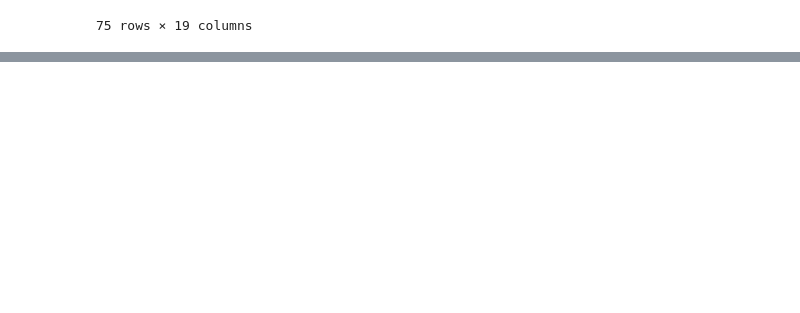
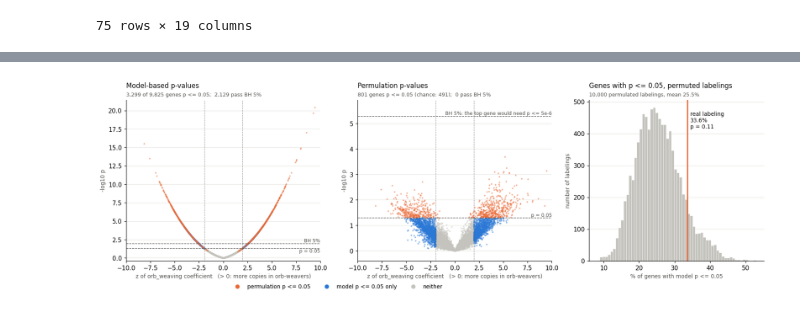
Before and after one commit to GordusLab/orb-selection, a Jupyter notebook: scripts/05_phyloglm/PhyloGLM Analysis.ipynb, the cells around one changed output, grey strips where cells are left out. Saved outputs shown, nothing was run; the diff lists cells and outputs as text; code cells hidden in the pictures; blank space fills up the shorter version.

```diff
--- a/scripts/05_phyloglm/PhyloGLM Analysis.ipynb
+++ b/scripts/05_phyloglm/PhyloGLM Analysis.ipynb
@@ -166,0 +211,65 @@ overlap_all_df
+# %%
+BLUE, ORANGE, GRAY = "#2a78d6", "#eb6834", "#c4c3bd"   # reference palette slots 1 and 2, neutral gray
+INK, MUTED, GRID = "#0b0b0b", "#52514e", "#e3e2dc"
+
+emp["cls"] = np.where(emp["p_emp"] <= 0.05, 2, np.where(emp["p_model"] <= 0.05, 1, 0))
+colors = {0: GRAY, 1: BLUE, 2: ORANGE}
+
+def volcano(ax, y, title, subtitle, cutoffs, ymax):
+    for cls in (0, 1, 2):   # draw the highlighted classes on top
+        d = emp[emp["cls"] == cls]
+        ax.scatter(d["z_real"], y[d.index], s=6, color=colors[cls], alpha=0.55, linewidths=0, rasterized=True)
+    ax.axvline(-1.96, color=MUTED, lw=0.8, ls=":")
+    ax.axvline(1.96, color=MUTED, lw=0.8, ls=":")
+    for yval, label, va in cutoffs:
+        ax.axhline(yval, color=MUTED, lw=0.9, ls="--")
+        ax.text(ax.get_xlim()[1], yval, label, ha="right", va=va, fontsize=8, color=MUTED)
+    ax.set_title(title, loc="left", fontsize=11, color=INK, pad=20)
+    ax.text(0, 1.015, subtitle, transform=ax.transAxes, ha="left", va="bottom", fontsize=8.5, color=MUTED)
+    ax.set_ylim(-0.4, ymax)
+    ax.set_xlabel("z of orb_weaving coefficient   (> 0: more copies in orb-weavers)", fontsize=9, color=MUTED)
+    ax.grid(axis="y", color=GRID, lw=0.6)
+    ax.set_axisbelow(True)
+    for s in ("top", "right"):
+        ax.spines[s].set_visible(False)
+
+fig, axes = plt.subplots(1, 3, figsize=(15.5, 4.8), gridspec_kw={"width_ratios": [1, 1, 0.9]})
+zmax = np.ceil(emp["z_real"].abs().max())
+for ax in axes[:2]:
+    ax.set_xlim(-zmax, zmax)
+
+y_model = -np.log10(emp["p_model"].clip(lower=1e-300))
+y_emp = -np.log10(emp["p_emp"])
+volcano(axes[0], y_model, "Model-based p-values",
+        f"{(emp['p_model'] <= 0.05).sum():,} of {n:,} genes p <= 0.05;  {(emp['q_model'] <= 0.05).sum():,} pass BH 5%",
+        [(-np.log10(0.05), "p = 0.05", "top"), (-np.log10(p_bh_model), "BH 5%", "bottom")], y_model.max() * 1.05)
+volcano(axes[1], y_emp, "Permulation p-values",
+        f"{(emp['p_emp'] <= 0.05).sum():,} genes p <= 0.05 (chance: {0.05 * n:,.0f});  {(emp['q_emp'] <= 0.05).sum()} pass BH 5%",
+        [(-np.log10(0.05), "p = 0.05", "bottom"), (-np.log10(0.05 / n), "BH 5%: the top gene would need p <= 5e-6", "bottom")],
+        -np.log10(0.05 / n) * 1.12)
+axes[0].set_ylabel("-log10 p", fontsize=9, color=MUTED)
+axes[1].set_ylabel("-log10 p", fontsize=9, color=MUTED)
+
+ax = axes[2]
+ax.hist(null_frac * 100, bins=60, color=GRAY, edgecolor="white", linewidth=0.4)
+ax.axvline(real_stats["frac_sig"] * 100, color=ORANGE, lw=2)
+ax.text(real_stats["frac_sig"] * 100 + 0.8, ax.get_ylim()[1] * 0.93,
+        f"real labeling\n{real_stats['frac_sig']:.1%}\np = {p_one_sided:.2f}", color=INK, fontsize=9, va="top")
+ax.set_title("Genes with p <= 0.05, permuted labelings", loc="left", fontsize=11, color=INK, pad=20)
+ax.text(0, 1.015, f"{len(null_frac):,} permulated labelings, mean {null_frac.mean():.1%}", transform=ax.transAxes,
+        ha="left", va="bottom", fontsize=8.5, color=MUTED)
+ax.set_xlabel("% of genes with model p <= 0.05", fontsize=9, color=MUTED)
+ax.set_ylabel("number of labelings", fontsize=9, color=MUTED)
+ax.grid(axis="y", color=GRID, lw=0.6)
+ax.set_axisbelow(True)
+for s in ("top", "right"):
+    ax.spines[s].set_visible(False)
+
+handles = [plt.Line2D([], [], marker="o", ls="", color=c, markersize=6, label=l) for c, l in (
+    (ORANGE, "permulation p <= 0.05"), (BLUE, "model p <= 0.05 only"), (GRAY, "neither"))]
+fig.legend(handles=handles, loc="lower center", ncol=3, frameon=False, fontsize=9, bbox_to_anchor=(0.36, -0.04))
+fig.tight_layout()
+fig.savefig(os.path.join(perm_dir, "phyloglm_permulation_null.png"), dpi=200, bbox_inches="tight")
+plt.show()
+# %% [output]
+[figure, added]
```
Also changed, not shown: parts of 7 cells of this notebook, 2 other files.
